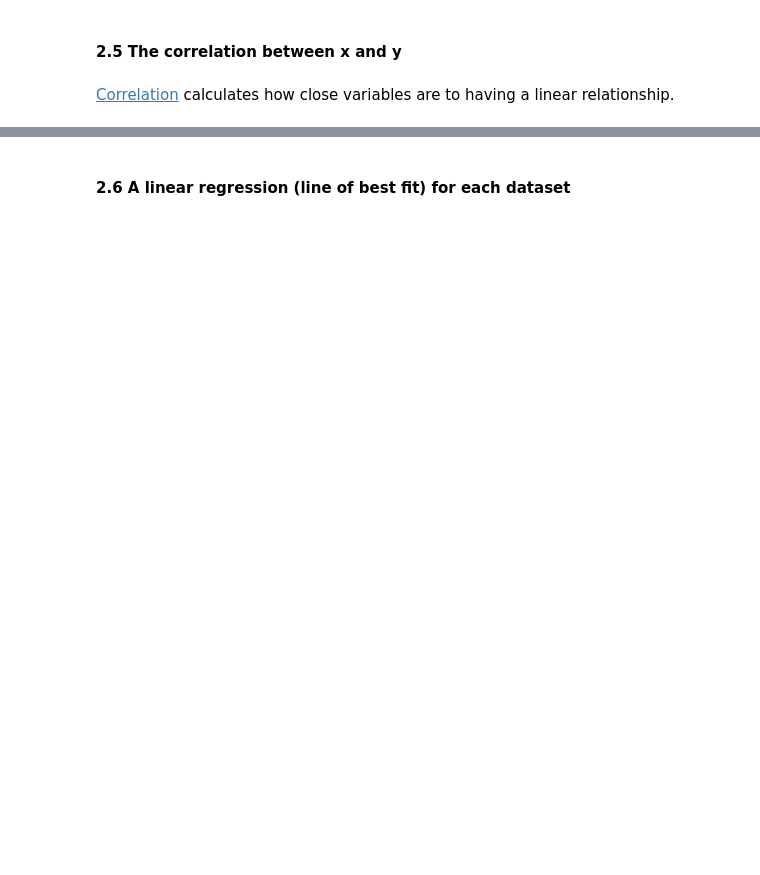
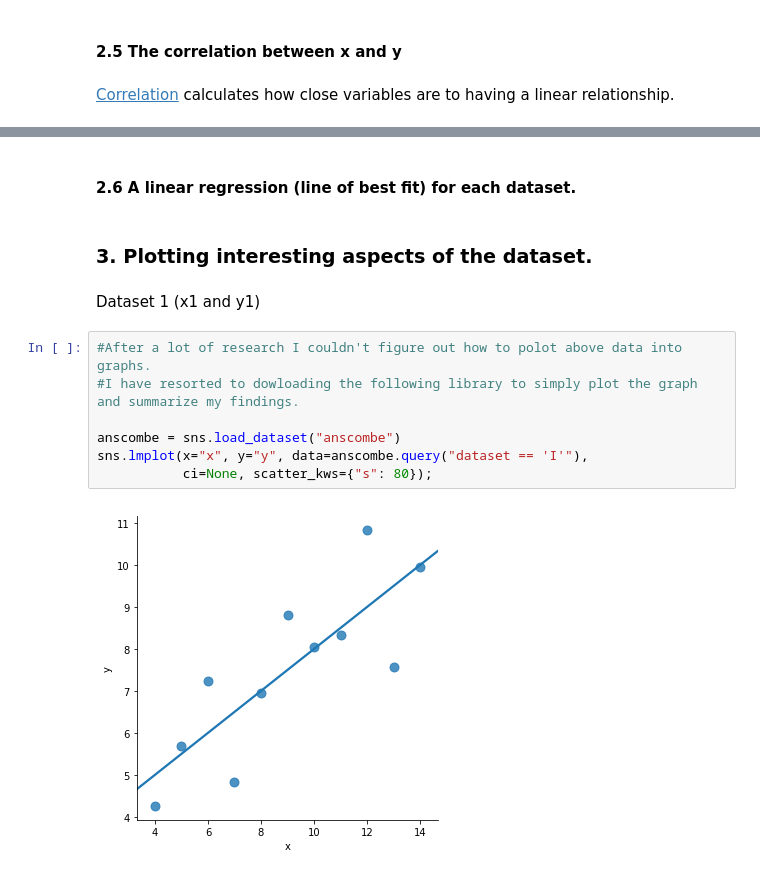
Before and after one commit to MartynaMisk/AnscombesQuarter, a Jupyter notebook: InvestigationAnscombesQuartet.ipynb, the cells around one changed output, grey strips where cells are left out. Saved outputs shown, nothing was run; the diff lists cells and outputs as text; blank space fills up the shorter version.

```diff
--- a/InvestigationAnscombesQuartet.ipynb
+++ b/InvestigationAnscombesQuartet.ipynb
@@ -154,2 +173,15 @@ df['y4'].var()
 # %% [markdown]
-#### 2.6 A linear regression (line of best fit) for each dataset
+#### 2.6 A linear regression (line of best fit) for each dataset.
+# %% [markdown]
+### 3. Plotting interesting aspects of the dataset.
+# %% [markdown]
+Dataset 1 (x1 and y1)
+# %%
+#After a lot of research I couldn't figure out how to polot above data into graphs.
+#I have resorted to dowloading the following library to simply plot the graph and summarize my findings.
+
+anscombe = sns.load_dataset("anscombe")
+sns.lmplot(x="x", y="y", data=anscombe.query("dataset == 'I'"),
+           ci=None, scatter_kws={"s": 80});
+# %% [output]
+[figure, added]
```
Also changed, not shown: parts of 57 cells of this notebook.
